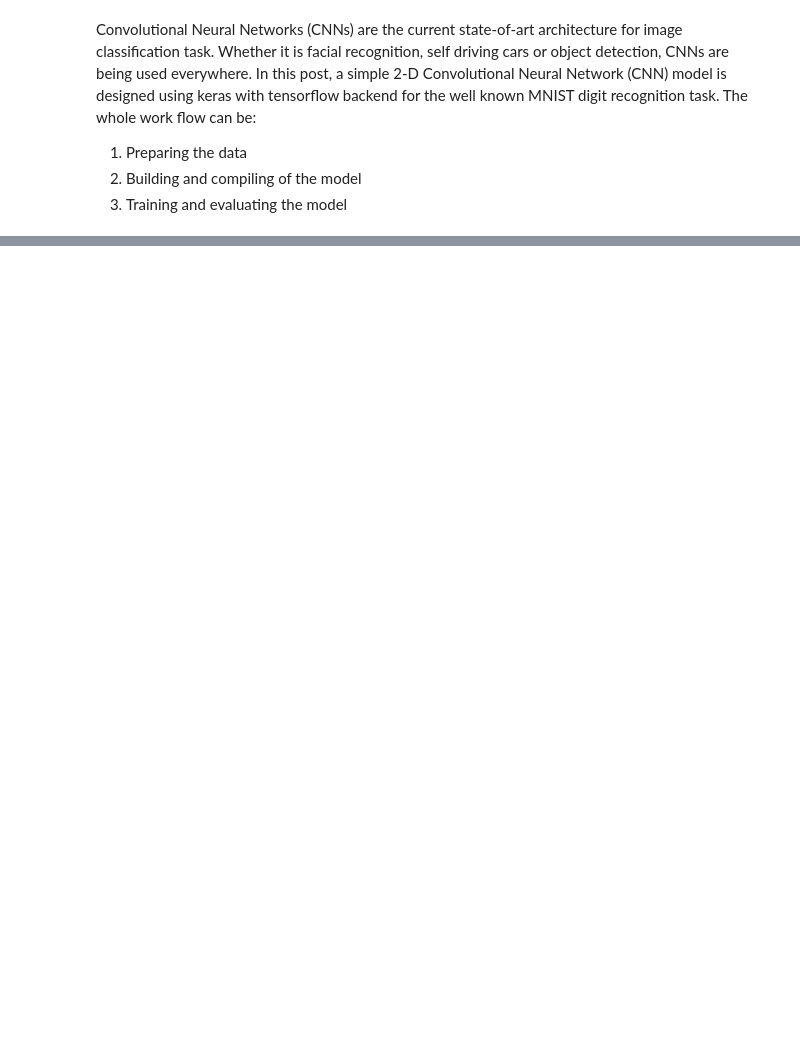
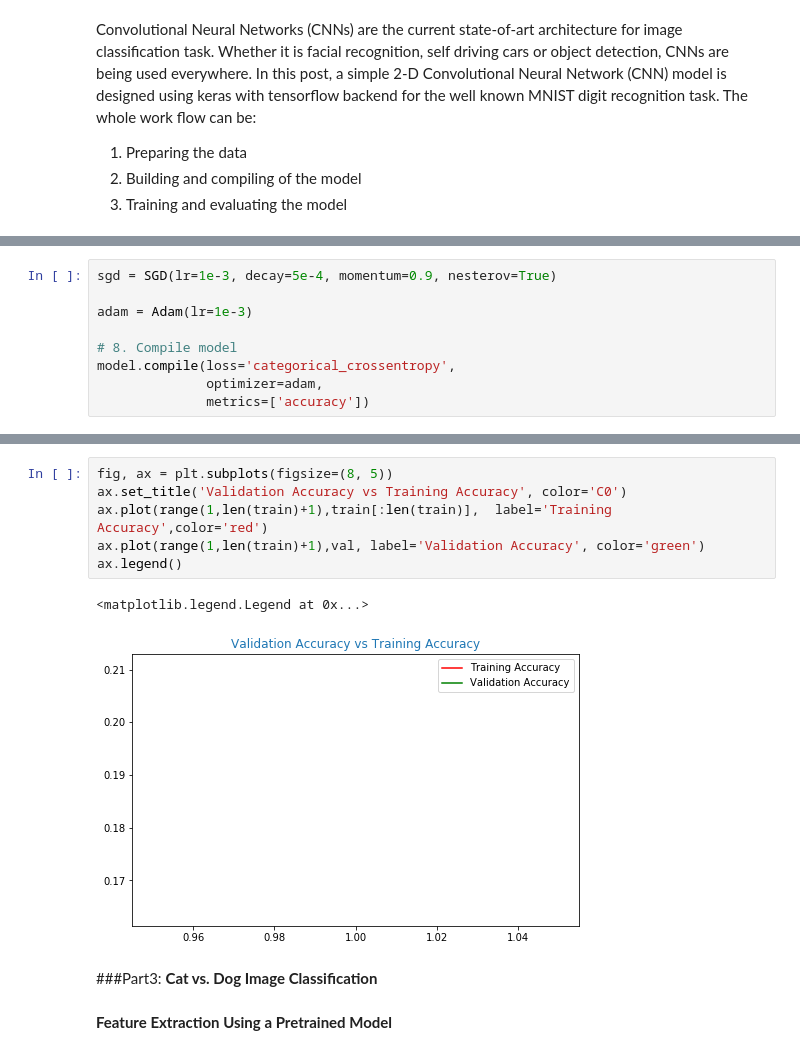
Before and after one commit to DeusExMachina1993/Deep-Computer-Vision, a Jupyter notebook: Project2.ipynb, the cells around one changed output, grey strips where cells are left out. Drawn from its saved outputs; the diff is of its cells as text; blank space fills up the shorter version.

```diff
--- a/Project2.ipynb
+++ b/Project2.ipynb
@@ -132,0 +267,9 @@ WARNING:tensorflow:From /usr/local/lib/python3.6/dist-packages/keras/backend/ten
+# %%
+sgd = SGD(lr=1e-3, decay=5e-4, momentum=0.9, nesterov=True)
+
+adam = Adam(lr=1e-3)
+
+# 8. Compile model
+model.compile(loss='categorical_crossentropy',
+              optimizer=adam,
+              metrics=['accuracy'])
@@ -132,0 +331,13 @@ WARNING:tensorflow:From /usr/local/lib/python3.6/dist-packages/keras/backend/ten
+# %%
+fig, ax = plt.subplots(figsize=(8, 5))
+ax.set_title('Validation Accuracy vs Training Accuracy', color='C0')
+ax.plot(range(1,len(train)+1),train[:len(train)],  label='Training Accuracy',color='red')
+ax.plot(range(1,len(train)+1),val, label='Validation Accuracy', color='green')
+ax.legend()
+# %% [output]
+<matplotlib.legend.Legend at 0x...>
+[figure, added]
+# %% [markdown]
+###Part3: **Cat vs. Dog Image Classification**
+# %% [markdown]
+**Feature Extraction Using a Pretrained Model**
```
Also changed, not shown: parts of 54 cells of this notebook.
